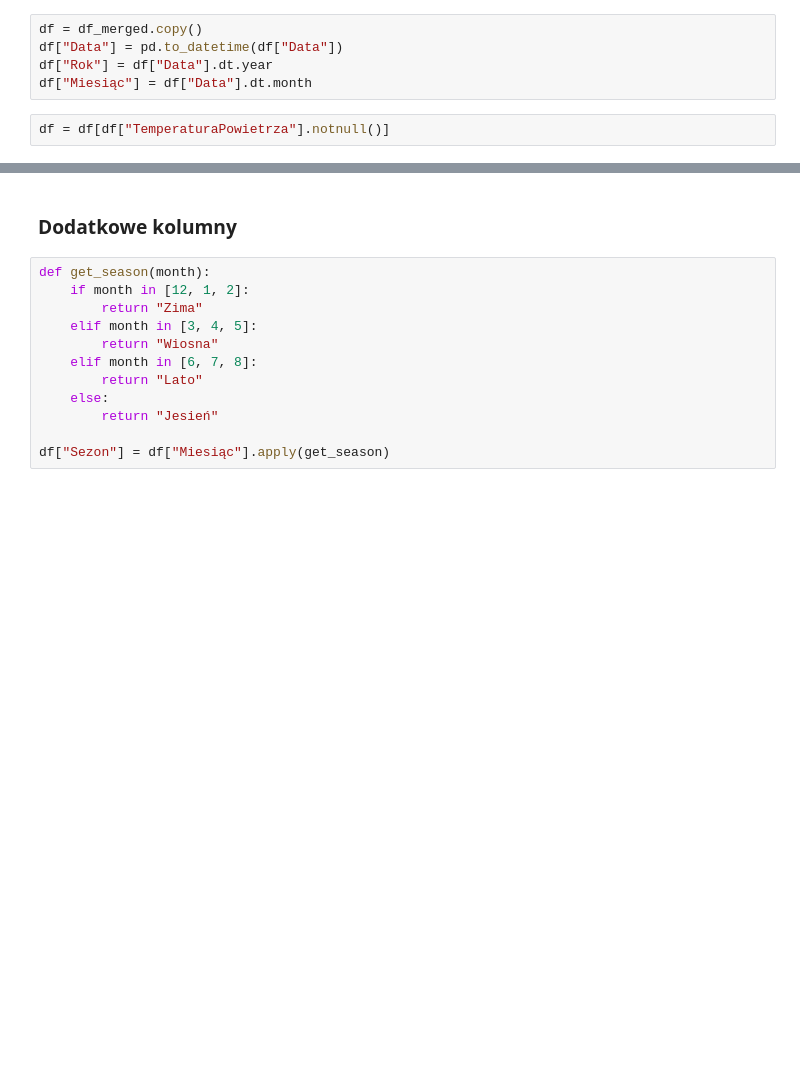
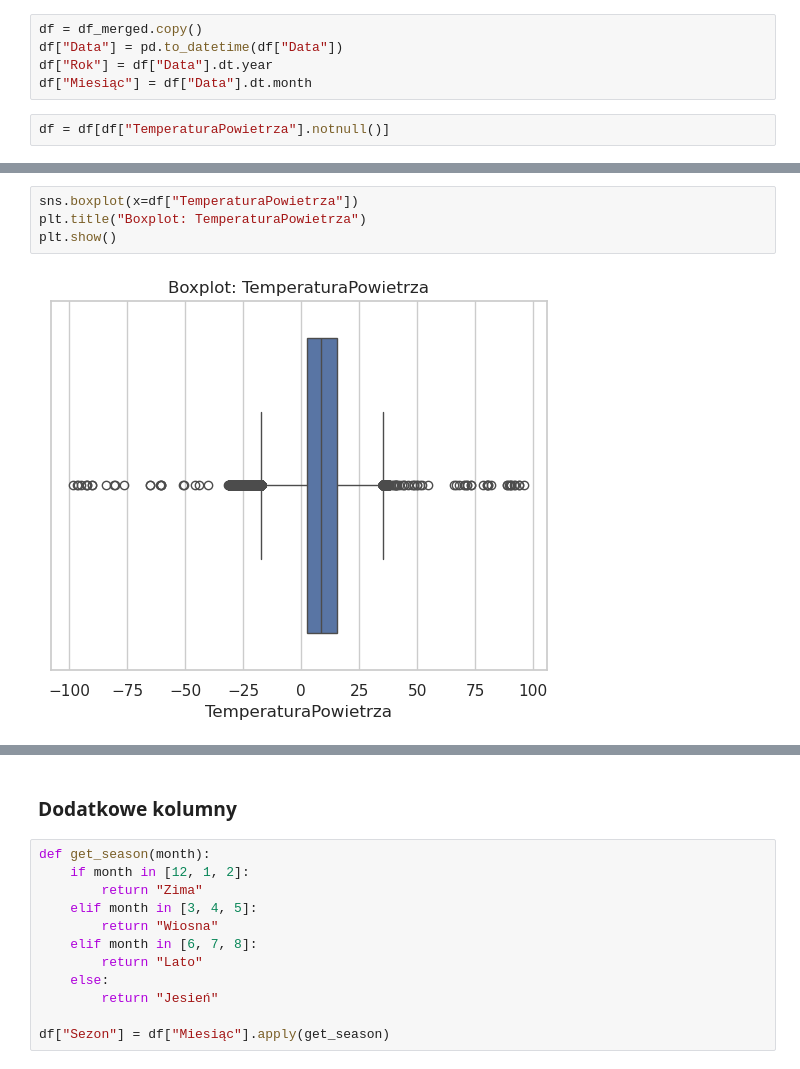
Before and after one commit to ankhralovich/wwsi-umisi, a Jupyter notebook: 2-semestr/ptasznik/zpd/lab-3-klimat.ipynb, the cells around one changed output, grey strips where cells are left out. Drawn from its saved outputs; the diff is of its cells as text; blank space fills up the shorter version.

```diff
--- a/2-semestr/ptasznik/zpd/lab-3-klimat.ipynb
+++ b/2-semestr/ptasznik/zpd/lab-3-klimat.ipynb
@@ -94,0 +130,6 @@ df = df[df["TemperaturaPowietrza"].notnull()]
+# %%
+sns.boxplot(x=df["TemperaturaPowietrza"])
+plt.title("Boxplot: TemperaturaPowietrza")
+plt.show()
+# %% [output]
+[figure, added]
```
Also changed, not shown: parts of 42 cells of this notebook, 2 other files.
